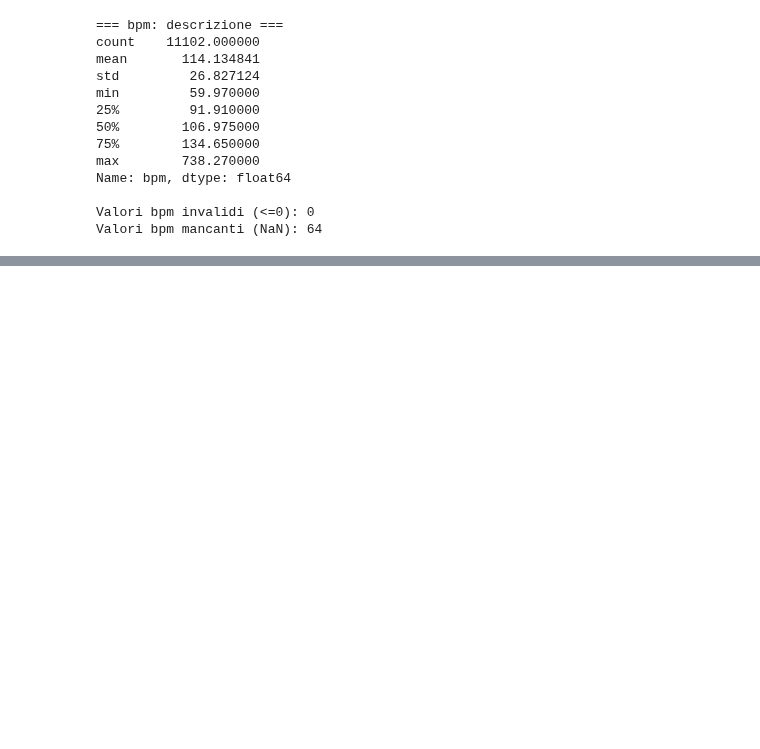
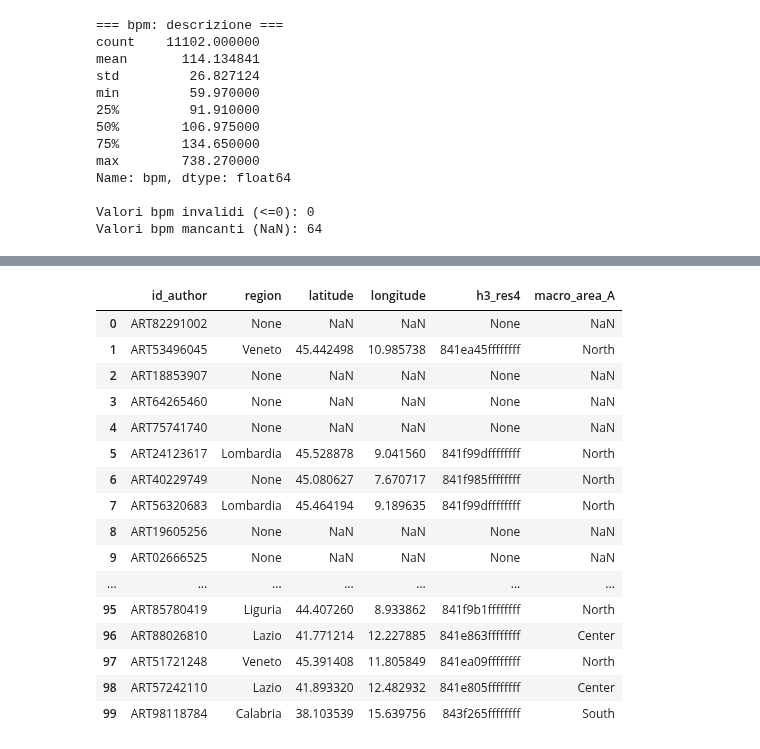
Before and after one commit to ChefBB/dss_lab_project, a Jupyter notebook: nicholas.ipynb, the cells around one changed output, grey strips where cells are left out. Saved outputs shown, nothing was run; the diff lists cells and outputs as text; code cells hidden in the pictures; blank space fills up the shorter version.

```diff
--- a/nicholas.ipynb
+++ b/nicholas.ipynb
@@ -707,0 +785,61 @@ Valori bpm mancanti (NaN): 64
+# %%
+import h3
+import pandas as pd
+
+# Forza h3_res4 come stringa (importantissimo)
+artists["h3_res4"] = artists["h3_res4"].astype(str)
+artists.loc[artists["h3_res4"] == "None", "h3_res4"] = None
+
+# 1. funzione classificazione basata sul centro
+def classify_macro_from_center(lat, lon):
+    if pd.isna(lat) or pd.isna(lon):
+        return "Unknown"
+    if lat >= 44:
+        return "North"
+    elif lat >= 41:
+        return "Center"
+    else:
+        return "South"
+
+# 2. prendi tutte le celle H3_res4 reali
+cells = artists["h3_res4"].dropna().unique()
+
+centers = []
+for cell in cells:
+    try:
+        lat_center, lon_center = h3.cell_to_latlng(cell)
+        area = classify_macro_from_center(lat_center, lon_center)
+        centers.append((cell, lat_center, lon_center, area))
+    except Exception as e:
+        print("errore su cella:", cell, e)
+
+centers_df = pd.DataFrame(
+    centers,
+    columns=["h3_res4", "lat_center", "lon_center", "macro_area_A"]
+)
+
+# 3. crea mapping cella -> macro_area_A
+macro_map_A = dict(zip(centers_df["h3_res4"], centers_df["macro_area_A"]))
+
+# 4. applica agli artists
+artists["macro_area_A"] = artists["h3_res4"].map(macro_map_A)
+
+artists[["id_author","region","latitude","longitude","h3_res4","macro_area_A"]].head(100)
+# %% [output]
+|  | id_author | region | latitude | longitude | h3_res4 | macro_area_A |
+| 0 | ART82291002 | None | NaN | NaN | None | NaN |
+| 1 | ART53496045 | Veneto | 45.442498 | 10.985738 | 841ea45ffffffff | North |
+| 2 | ART18853907 | None | NaN | NaN | None | NaN |
+| 3 | ART64265460 | None | NaN | NaN | None | NaN |
+| 4 | ART75741740 | None | NaN | NaN | None | NaN |
+| 5 | ART24123617 | Lombardia | 45.528878 | 9.041560 | 841f99dffffffff | North |
+| 6 | ART40229749 | None | 45.080627 | 7.670717 | 841f985ffffffff | North |
+| 7 | ART56320683 | Lombardia | 45.464194 | 9.189635 | 841f99dffffffff | North |
+| 8 | ART19605256 | None | NaN | NaN | None | NaN |
+| 9 | ART02666525 | None | NaN | NaN | None | NaN |
+| ... | ... | ... | ... | ... | ... | ... |
+| 95 | ART85780419 | Liguria | 44.407260 | 8.933862 | 841f9b1ffffffff | North |
+| 96 | ART88026810 | Lazio | 41.771214 | 12.227885 | 841e863ffffffff | Center |
+| 97 | ART51721248 | Veneto | 45.391408 | 11.805849 | 841ea09ffffffff | North |
+| 98 | ART57242110 | Lazio | 41.893320 | 12.482932 | 841e805ffffffff | Center |
+| 99 | ART98118784 | Calabria | 38.103539 | 15.639756 | 843f265ffffffff | South |
```
Also changed, not shown: parts of 24 cells of this notebook.
